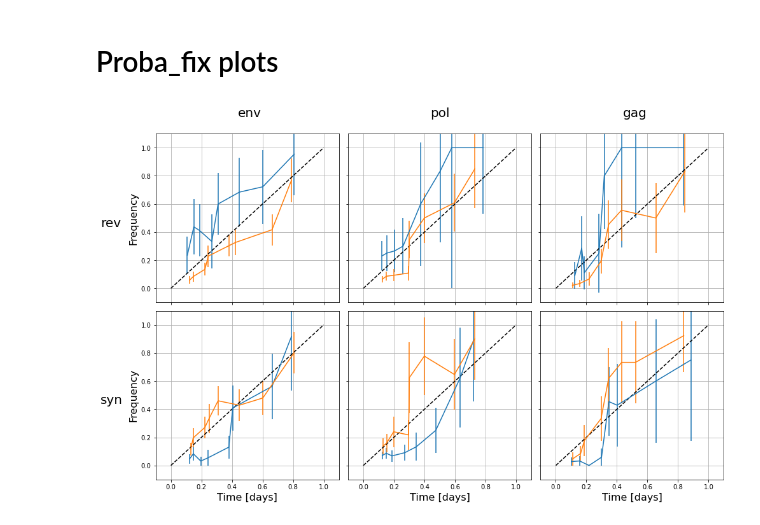
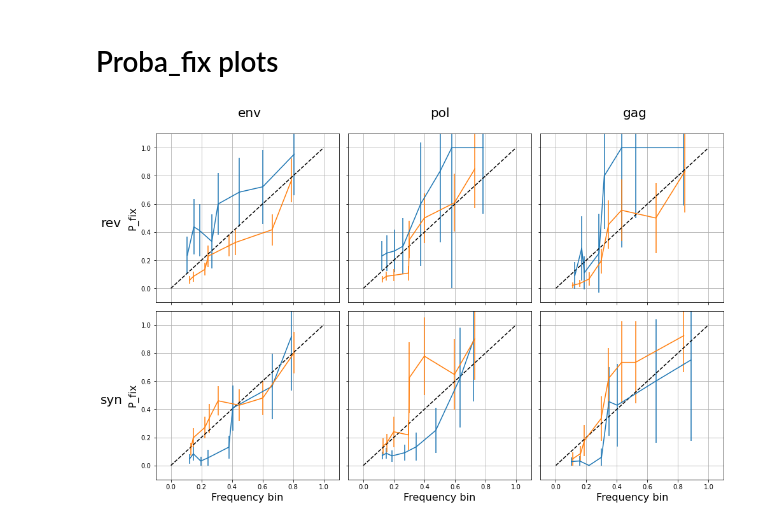
Before and after one commit to neherlab/HIVEVO_recombination, a Jupyter notebook: notebooks/group_meeting_plots.ipynb, the cells around one changed output. Drawn from its saved outputs; the diff is of its cells as text; code cells hidden in the pictures.

Commit message:
updated labels for P_fix plot

```diff
--- a/notebooks/group_meeting_plots.ipynb
+++ b/notebooks/group_meeting_plots.ipynb
@@ -238,27 +238,27 @@ for region in regions:
 # %%
 colors = ["r", "b", "g"]
 fontsize=16
 fontsize2 = 20
 
 fig, axs = plt.subplots(ncols=3, nrows=2, figsize=(16,10), sharex=True, sharey=True)
 
 for idx_row, split_type in enumerate([["rev", "non_rev"], ["syn", "non_syn"]]):
     for idx_col, region in enumerate(regions):
         axs[idx_row, idx_col].errorbar(pfix[region][split_type[0]]["freq_bin"], pfix[region][split_type[0]]["proba"], pfix[region][split_type[0]]["error"])
         axs[idx_row, idx_col].errorbar(pfix[region][split_type[1]]["freq_bin"], pfix[region][split_type[1]]["proba"], pfix[region][split_type[1]]["error"])
         axs[idx_row, idx_col].plot([0,1], [0,1], "k--")
         plt.xlim([-0.1, 1.1])
         plt.ylim([-0.1, 1.1])
         axs[idx_row, idx_col].grid()
         if idx_row == 1:
-            axs[idx_row,idx_col].set_xlabel("Time [days]", fontsize=fontsize)
+            axs[idx_row,idx_col].set_xlabel("Frequency bin", fontsize=fontsize)
         if idx_col == 0:
-            axs[idx_row,idx_col].set_ylabel("Frequency", fontsize=fontsize)
-            axs[idx_row,idx_col].text(-0.3, 0.45, split_type[0], transform=axs[idx_row,iadx_col].transAxes, fontsize=fontsize2)
+            axs[idx_row,idx_col].set_ylabel("P_fix", fontsize=fontsize)
+            axs[idx_row,idx_col].text(-0.3, 0.45, split_type[0], transform=axs[idx_row,idx_col].transAxes, fontsize=fontsize2)
         if idx_row == 0:
             axs[idx_row,idx_col].text(0.45, 1.1, region, transform=axs[idx_row,idx_col].transAxes, fontsize=fontsize2)
 
 fig.subplots_adjust(wspace=0.05, hspace=0.05)
 plt.savefig("P_fix", format="png")
 # %% [output]
-[figure, old version]
+[figure, new version]
```
Also changed, not shown: 1 other file.
